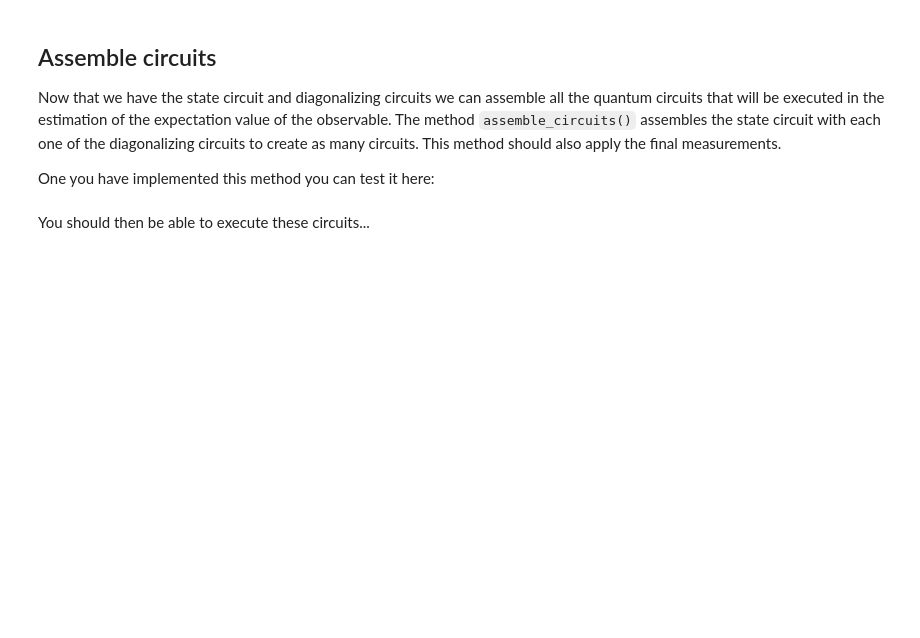
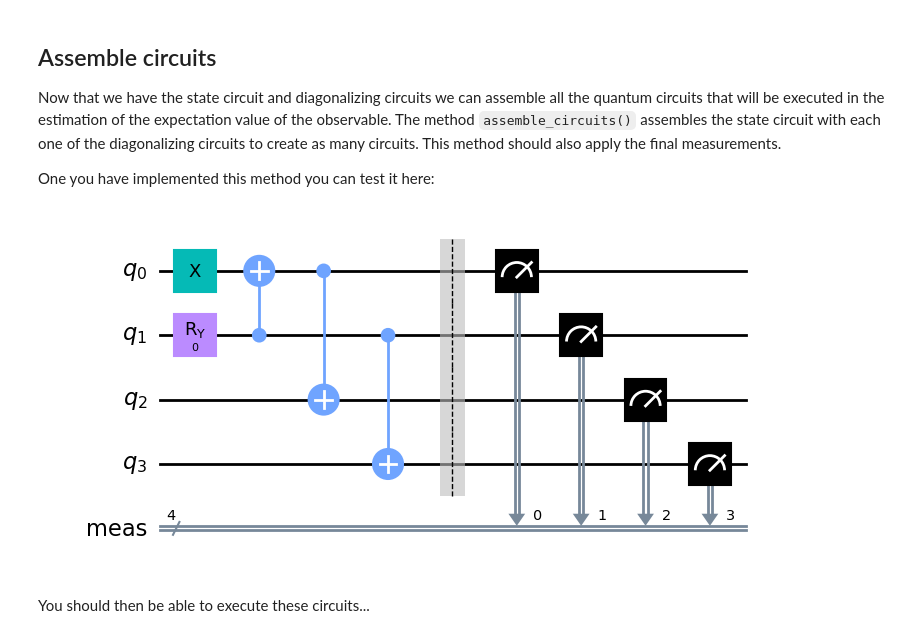
Before and after one commit to QSciTech-QuantumBC-Workshop/Team1, a Jupyter notebook: activity_vqe.ipynb, the cells around one changed output. Saved outputs shown, nothing was run; the diff lists cells and outputs as text; code cells hidden in the pictures; blank space fills up the shorter version.

```diff
--- a/activity_vqe.ipynb
+++ b/activity_vqe.ipynb
@@ -250,15 +275,18 @@ One you have implemented this method you can test it here:
 # %%
 %autoreload
 
 varform = varform_4qubits_1param
 backend = qasm_simulator
 estimator = BasicEstimator(varform, backend)
 
 observable = 2*PauliString.from_str('ZXZX') + 1*PauliString.from_str('IIZZ')
 estimator.set_observable(observable)
 params = [0,]
 state_circuit = estimator.prepare_state_circuit(params)
 circuits = estimator.assemble_circuits(state_circuit)
+circuits[1].draw('mpl')
+# %% [output]
+[figure, added]
 # %% [markdown]
 You should then be able to execute these circuits...
 # %%
```
Also changed, not shown: parts of 27 cells of this notebook, 5 other files.
